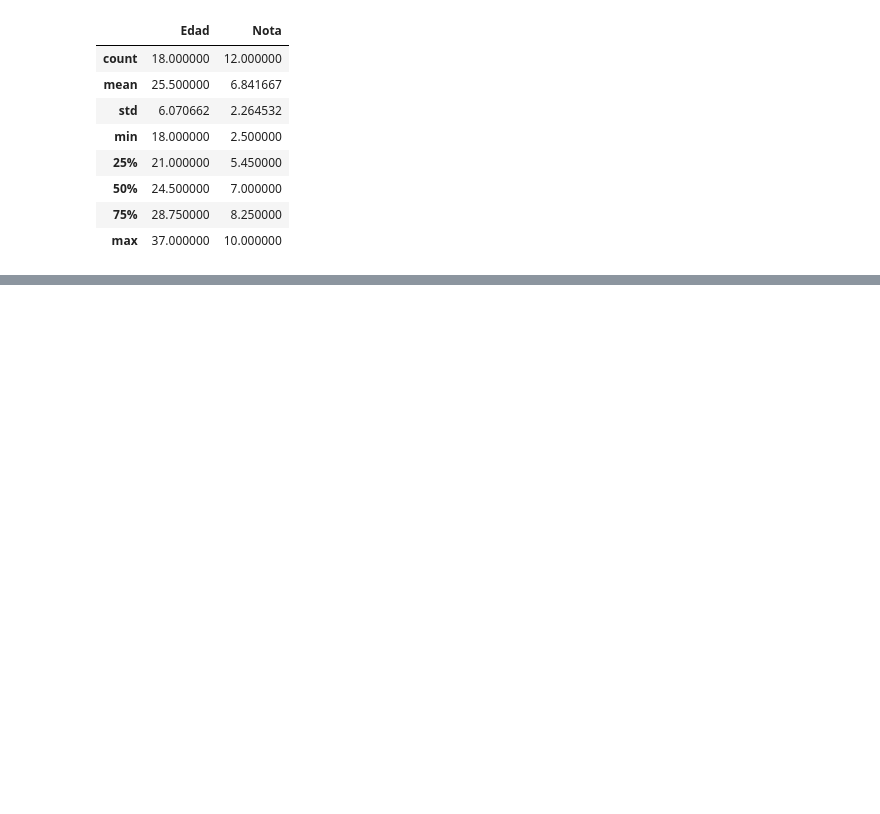
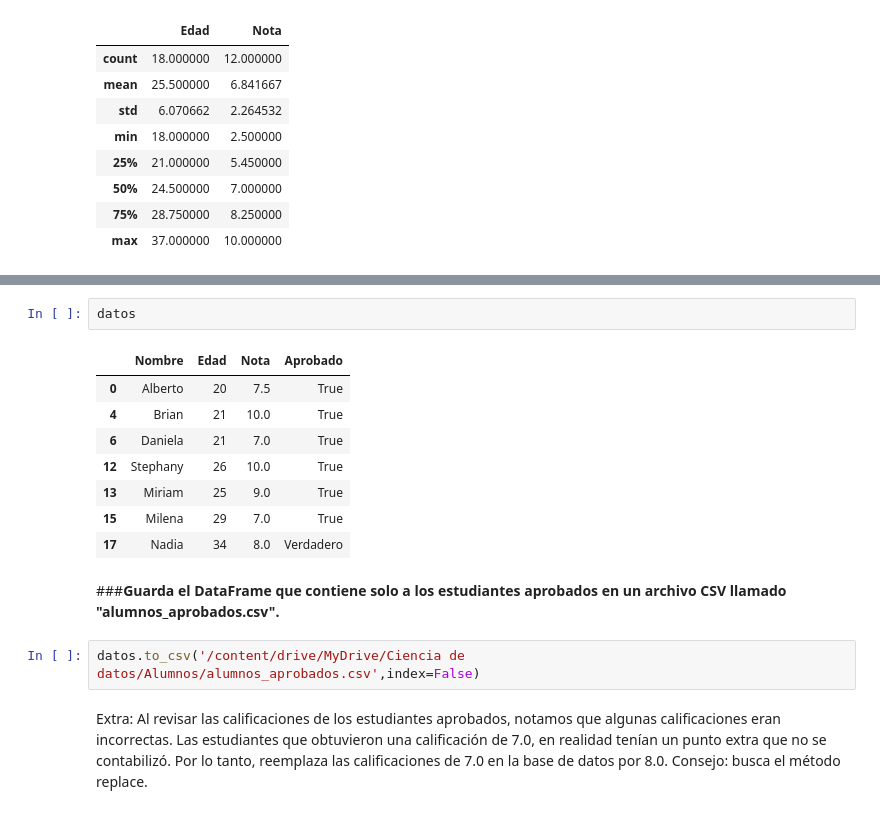
Before and after one commit to Yaaxek/Pandas.1, a Jupyter notebook: Alumnos.ipynb, the cells around one changed output, grey strips where cells are left out. Saved outputs shown, nothing was run; the diff lists cells and outputs as text; blank space fills up the shorter version.

```diff
--- a/Alumnos.ipynb
+++ b/Alumnos.ipynb
@@ -106,0 +162,17 @@ datos.describe()
+# %%
+datos
+# %% [output]
+|  | Nombre | Edad | Nota | Aprobado |
+| 0 | Alberto | 20 | 7.5 | True |
+| 4 | Brian | 21 | 10.0 | True |
+| 6 | Daniela | 21 | 7.0 | True |
+| 12 | Stephany | 26 | 10.0 | True |
+| 13 | Miriam | 25 | 9.0 | True |
+| 15 | Milena | 29 | 7.0 | True |
+| 17 | Nadia | 34 | 8.0 | Verdadero |
+# %% [markdown]
+###**Guarda el DataFrame que contiene solo a los estudiantes aprobados en un archivo CSV llamado "alumnos_aprobados.csv".**
+# %%
+datos.to_csv('/content/drive/MyDrive/Ciencia de datos/Alumnos/alumnos_aprobados.csv',index=False)
+# %% [markdown]
+Extra: Al revisar las calificaciones de los estudiantes aprobados, notamos que algunas calificaciones eran incorrectas. Las estudiantes que obtuvieron una calificación de 7.0, en realidad tenían un punto extra que no se contabilizó. Por lo tanto, reemplaza las calificaciones de 7.0 en la base de datos por 8.0. Consejo: busca el método replace.
```
Also changed, not shown: parts of 32 cells of this notebook.
